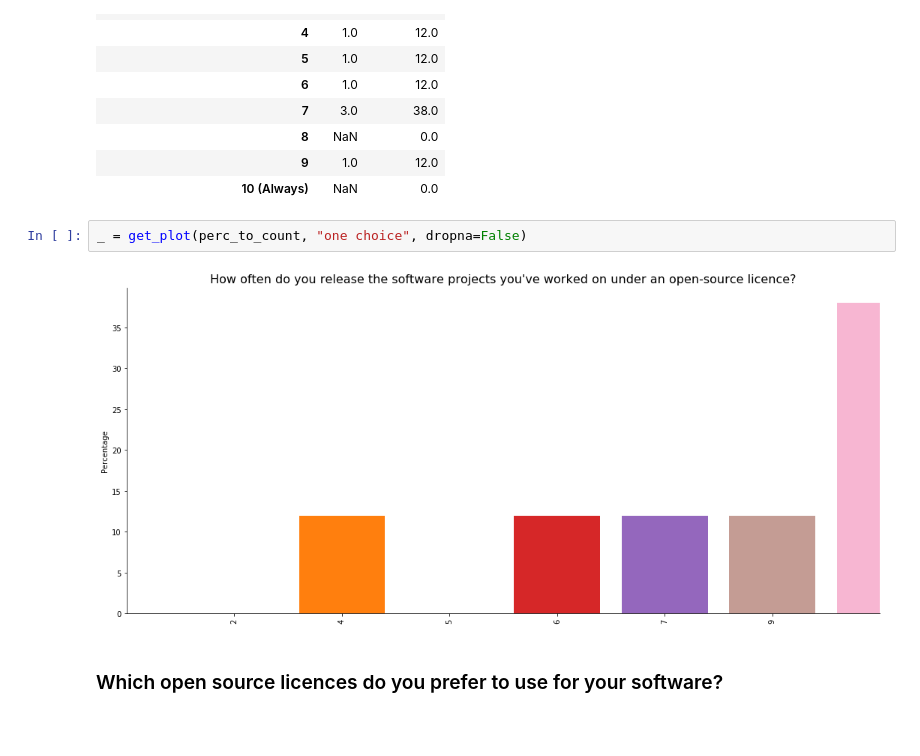
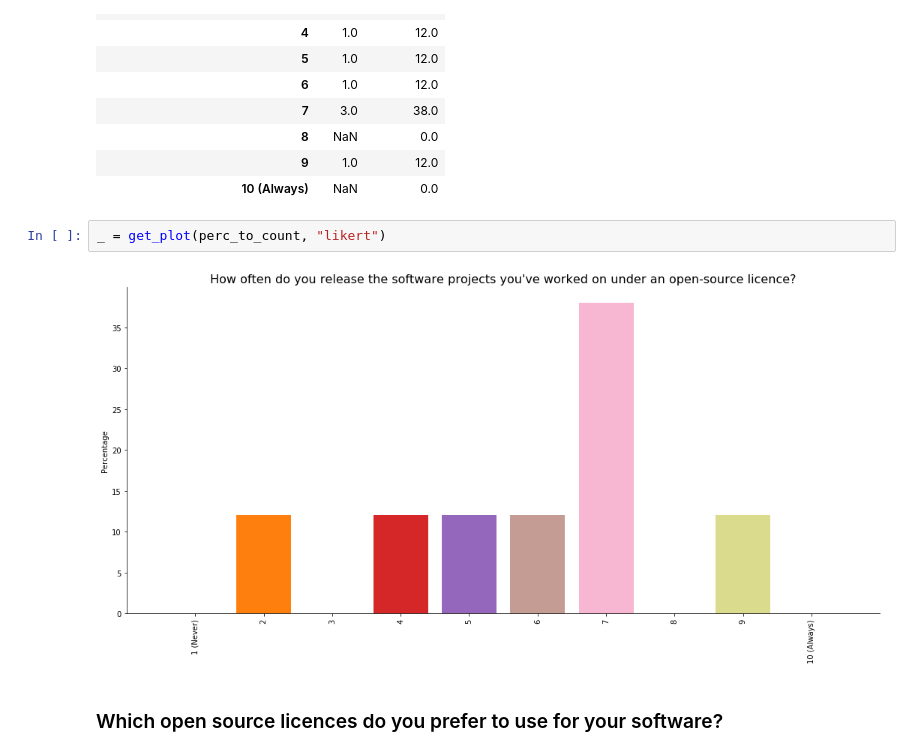
Before and after one commit to softwaresaved/international-survey, a Jupyter notebook: analysis/results_zaf_2017_narrative.ipynb, the cells around one changed output. Drawn from its saved outputs; the diff is of its cells as text; blank space fills up the shorter version.

```diff
--- a/analysis/results_zaf_2017_narrative.ipynb
+++ b/analysis/results_zaf_2017_narrative.ipynb
@@ -1045,9 +1090,9 @@ display_side_by_side(v_to_count,perc_to_count)
 | 9 | 1.0 | 12.0 |
 | 10 (Always) | NaN | 0.0 |
 # %%
-_ = get_plot(perc_to_count, "one choice", dropna=False)
+_ = get_plot(perc_to_count, "likert")
 # %% [output]
-[figure, old version]
+[figure, new version]
 # %% [markdown]
 ### Which open source licences do you prefer to use for your software?
 # %%
```
Also changed, not shown: parts of 42 cells of this notebook, 49 other files.
